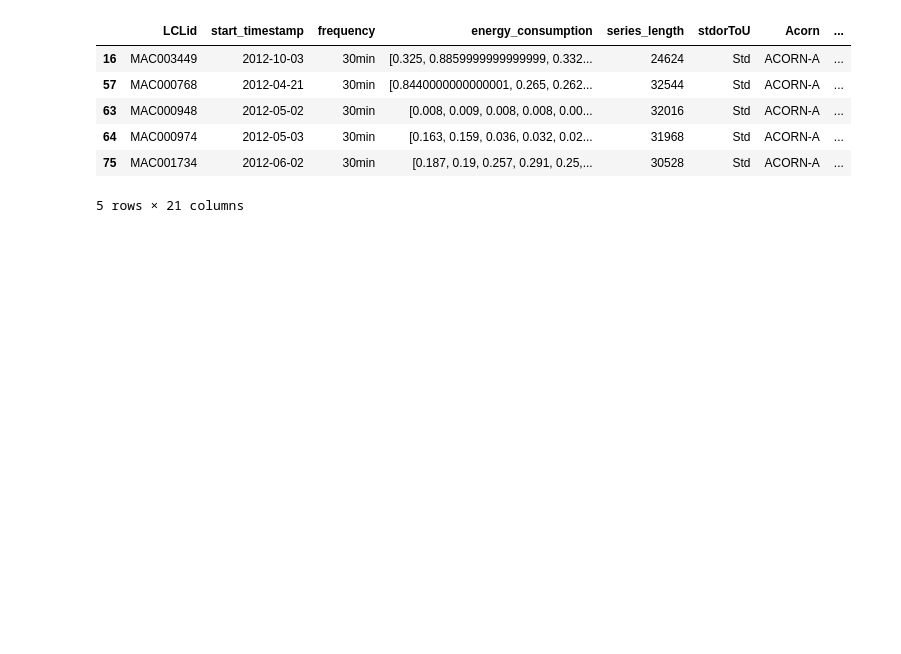
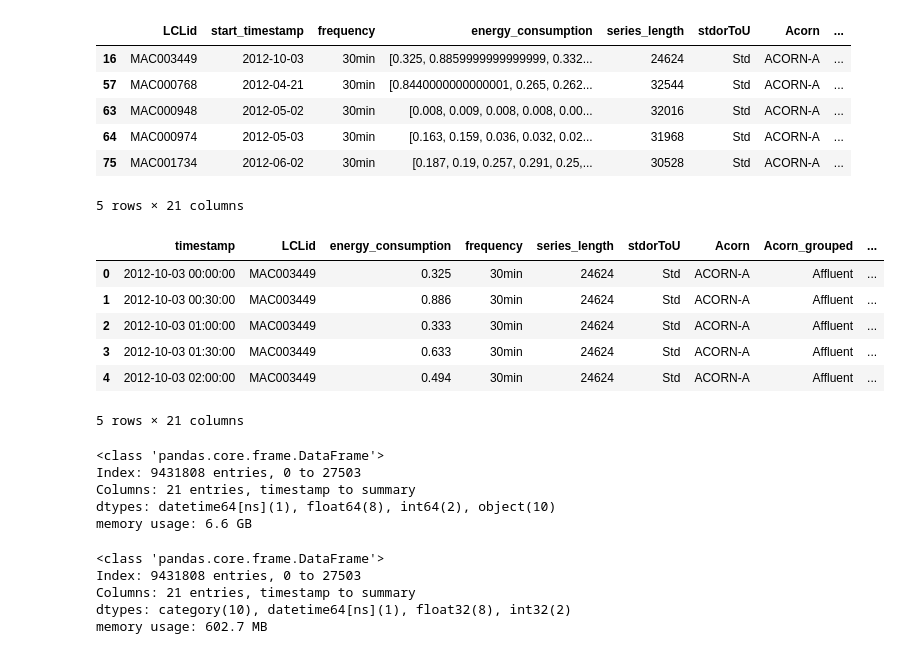
Before and after one commit to Sohampande/MTSF_Notes, a Jupyter notebook: notebooks/Chapter04/Chapter-4.ipynb, the cells around one changed output. Saved outputs shown, nothing was run; the diff lists cells and outputs as text; code cells hidden in the pictures; blank space fills up the shorter version.

```diff
--- a/notebooks/Chapter04/Chapter-4.ipynb
+++ b/notebooks/Chapter04/Chapter-4.ipynb
@@ -64,3 +71,21 @@ block_df.head()
 5 rows × 21 columns
 # %%
 from src.utils.data_utils import compact_to_expanded
+# %%
+#Converting to expanded form
+exp_block_df = compact_to_expanded(block_df, timeseries_col = 'energy_consumption',
+static_cols = ["frequency", "series_length", "stdorToU", "Acorn", "Acorn_grouped", "file"],
+time_varying_cols = ['holidays', 'visibility', 'windBearing', 'temperature', 'dewPoint',
+       'pressure', 'apparentTemperature', 'windSpeed', 'precipType', 'icon',
+       'humidity', 'summary'],
+ts_identifier = "LCLid")
+
+exp_block_df.head()
+# %% [output]
+|  | timestamp | LCLid | energy_consumption | frequency | series_length | stdorToU | Acorn | Acorn_grouped | ... |
+| 0 | 2012-10-03 00:00:00 | MAC003449 | 0.325 | 30min | 24624 | Std | ACORN-A | Affluent | ... |
+| 1 | 2012-10-03 00:30:00 | MAC003449 | 0.886 | 30min | 24624 | Std | ACORN-A | Affluent | ... |
+| 2 | 2012-10-03 01:00:00 | MAC003449 | 0.333 | 30min | 24624 | Std | ACORN-A | Affluent | ... |
+| 3 | 2012-10-03 01:30:00 | MAC003449 | 0.633 | 30min | 24624 | Std | ACORN-A | Affluent | ... |
+| 4 | 2012-10-03 02:00:00 | MAC003449 | 0.494 | 30min | 24624 | Std | ACORN-A | Affluent | ... |
+5 rows × 21 columns
@@ -66,0 +94,8 @@ from src.utils.data_utils import compact_to_expanded
+# %%
+exp_block_df.info(memory_usage="deep", verbose=False)
+# %% [output]
+<class 'pandas.core.frame.DataFrame'>
+Index: 9431808 entries, 0 to 27503
+Columns: 21 entries, timestamp to summary
+dtypes: datetime64[ns](1), float64(8), int64(2), object(10)
+memory usage: 6.6 GB
@@ -66,0 +104,8 @@ from src.utils.data_utils import compact_to_expanded
+# %%
+exp_block_df.info(memory_usage="deep", verbose=False)
+# %% [output]
+<class 'pandas.core.frame.DataFrame'>
+Index: 9431808 entries, 0 to 27503
+Columns: 21 entries, timestamp to summary
+dtypes: category(10), datetime64[ns](1), float32(8), int32(2)
+memory usage: 602.7 MB
```
Also changed, not shown: parts of 13 cells of this notebook, 2 other files.
